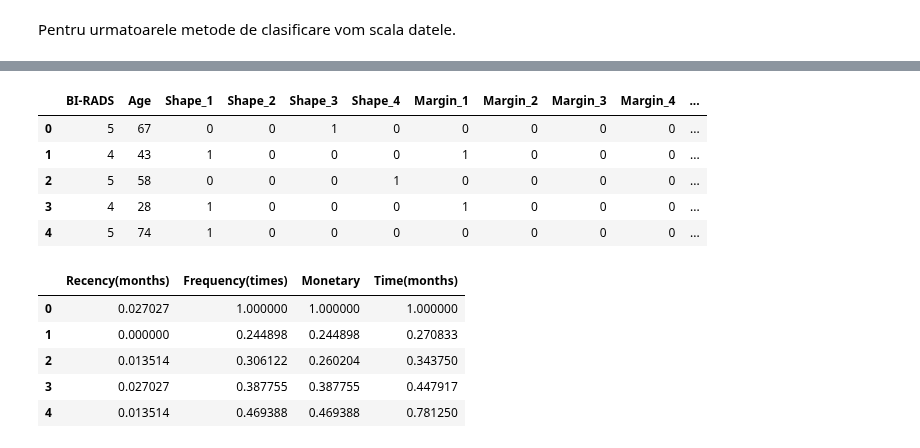
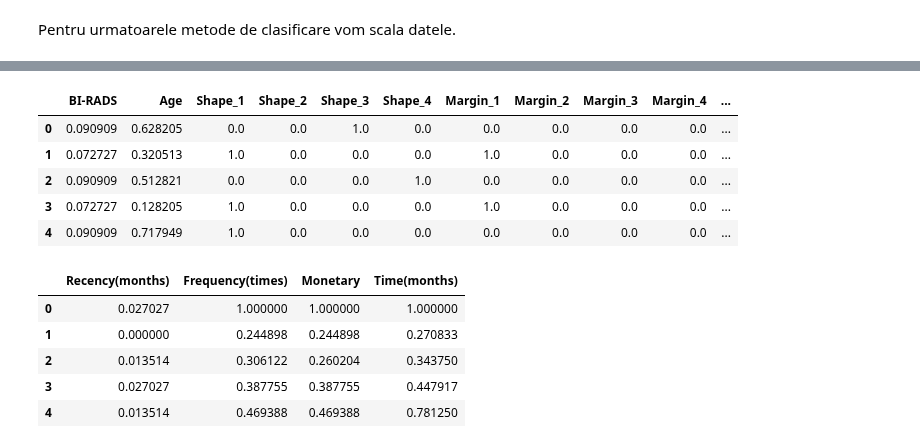
Before and after one commit to Bianca008/IDS_Lixandru_Pepene, a Jupyter notebook: Laborator6.ipynb, the cells around one changed output, grey strips where cells are left out. Drawn from its saved outputs; the diff is of its cells as text; code cells hidden in the pictures.

```diff
--- a/Laborator6.ipynb
+++ b/Laborator6.ipynb
@@ -465,16 +502,21 @@ x_wine.head()
-# %%
-scaler_mammographic = MinMaxScaler()
-
-x_mammographic[:][["BI-RADS","Age"]]= scaler_mammographic.fit_transform(x_mammographic[:][["BI-RADS","Age"]])
-
-x_mammographic.head()
-# %% [output]
-|  | BI-RADS | Age | Shape_1 | Shape_2 | Shape_3 | Shape_4 | Margin_1 | Margin_2 | Margin_3 | Margin_4 | ... |
-| 0 | 5 | 67 | 0 | 0 | 1 | 0 | 0 | 0 | 0 | 0 | ... |
-| 1 | 4 | 43 | 1 | 0 | 0 | 0 | 1 | 0 | 0 | 0 | ... |
-| 2 | 5 | 58 | 0 | 0 | 0 | 1 | 0 | 0 | 0 | 0 | ... |
-| 3 | 4 | 28 | 1 | 0 | 0 | 0 | 1 | 0 | 0 | 0 | ... |
-| 4 | 5 | 74 | 1 | 0 | 0 | 0 | 0 | 0 | 0 | 0 | ... |
+# %%
+scaler_mammographic = MinMaxScaler()
+
+scaler.fit(x_mammographic)
+x_mammographic = pd.DataFrame(scaler.transform(x_mammographic))
+x_mammographic.columns = ["BI-RADS","Age",
+                                   "Shape_1","Shape_2","Shape_3","Shape_4",
+                                   "Margin_1","Margin_2","Margin_3","Margin_4","Margin_5",
+                                   "Density_1","Density_2", "Density_3", "Density_4"]
+
+x_mammographic.head()
+# %% [output]
+|  | BI-RADS | Age | Shape_1 | Shape_2 | Shape_3 | Shape_4 | Margin_1 | Margin_2 | Margin_3 | Margin_4 | ... |
+| 0 | 0.090909 | 0.628205 | 0.0 | 0.0 | 1.0 | 0.0 | 0.0 | 0.0 | 0.0 | 0.0 | ... |
+| 1 | 0.072727 | 0.320513 | 1.0 | 0.0 | 0.0 | 0.0 | 1.0 | 0.0 | 0.0 | 0.0 | ... |
+| 2 | 0.090909 | 0.512821 | 0.0 | 0.0 | 0.0 | 1.0 | 0.0 | 0.0 | 0.0 | 0.0 | ... |
+| 3 | 0.072727 | 0.128205 | 1.0 | 0.0 | 0.0 | 0.0 | 1.0 | 0.0 | 0.0 | 0.0 | ... |
+| 4 | 0.090909 | 0.717949 | 1.0 | 0.0 | 0.0 | 0.0 | 0.0 | 0.0 | 0.0 | 0.0 | ... |
 # %%
 scaler_transfusion = MinMaxScaler()
 
```
Also changed, not shown: parts of 109 cells of this notebook, 2 other files.
